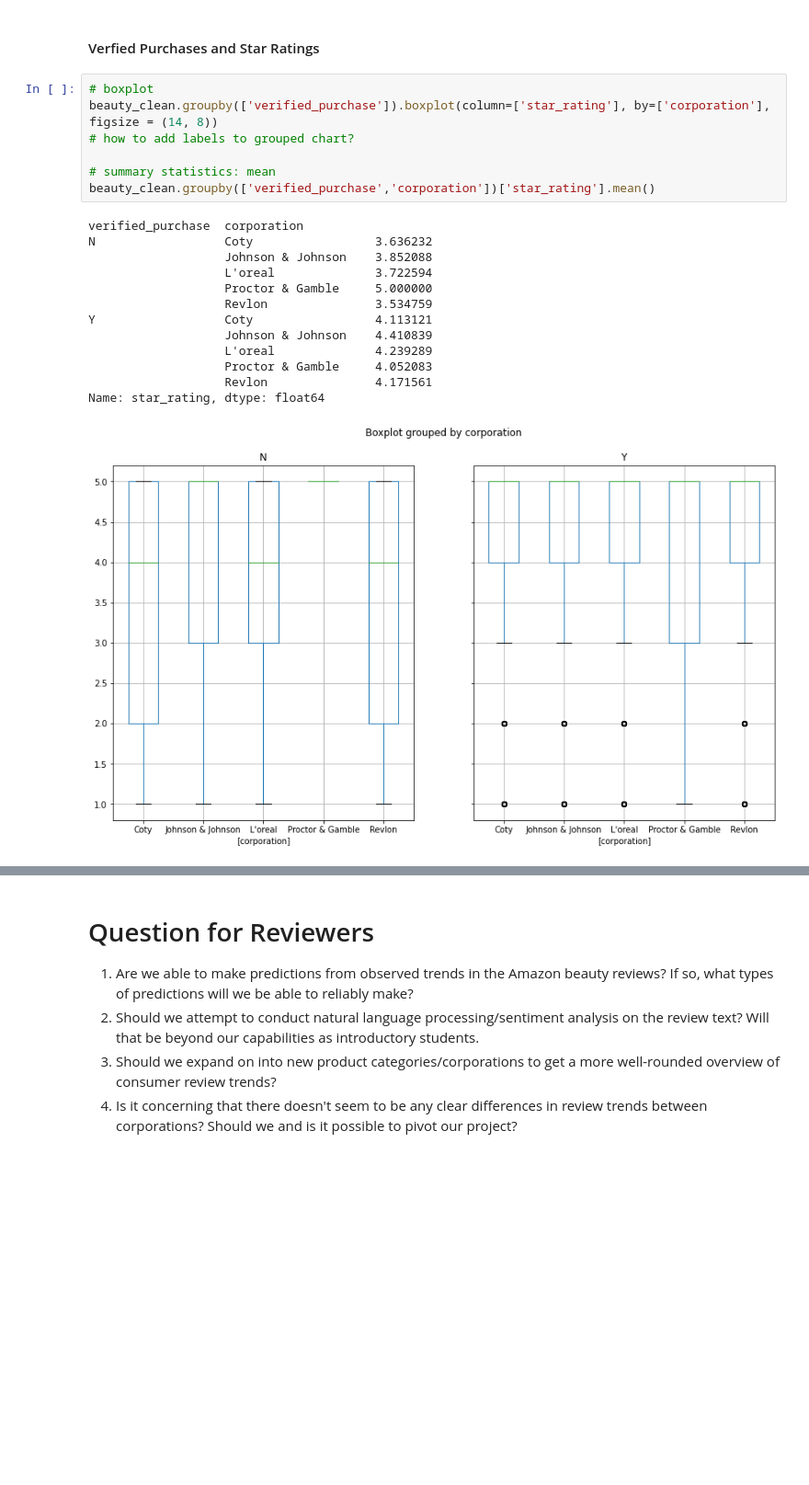
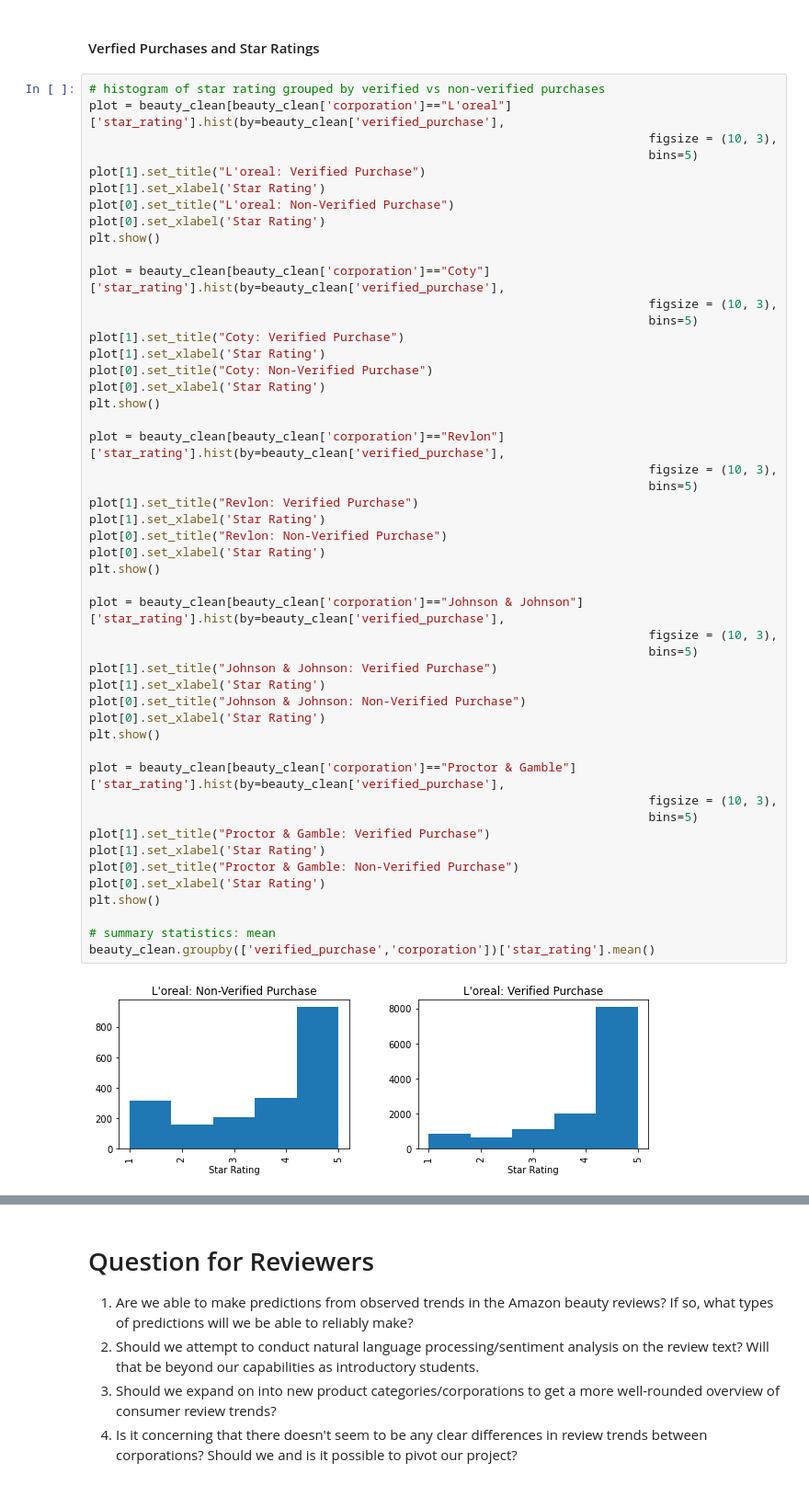
Before and after one commit to wansyd20/info2950, a Jupyter notebook: Phase 2.ipynb, the cells around one changed output, grey strips where cells are left out. Shown at 92% size. Cells and saved outputs as stored; diff of their text form; blank space fills up the shorter version.

```diff
--- a/Phase 2.ipynb
+++ b/Phase 2.ipynb
@@ -542,23 +562,53 @@ Name: helpful_votes, dtype: float64
 # %% [markdown]
 #### Verfied Purchases and Star Ratings
-# %%
-# boxplot
-beauty_clean.groupby(['verified_purchase']).boxplot(column=['star_rating'], by=['corporation'], figsize = (14, 8))
-# how to add labels to grouped chart?
-
-# summary statistics: mean
-beauty_clean.groupby(['verified_purchase','corporation'])['star_rating'].mean()
-# %% [output]
-verified_purchase  corporation
-N                  Coty                 3.636232
-                   Johnson & Johnson    3.852088
-                   L'oreal              3.722594
-                   Proctor & Gamble     5.000000
-                   Revlon               3.534759
-Y                  Coty                 4.113121
-                   Johnson & Johnson    4.410839
-                   L'oreal              4.239289
-                   Proctor & Gamble     4.052083
-                   Revlon               4.171561
-Name: star_rating, dtype: float64
-[figure, removed]
+# %%
+# histogram of star rating grouped by verified vs non-verified purchases
+plot = beauty_clean[beauty_clean['corporation']=="L'oreal"]['star_rating'].hist(by=beauty_clean['verified_purchase'],
+                                                                              figsize = (10, 3),
+                                                                              bins=5)
+plot[1].set_title("L'oreal: Verified Purchase")
+plot[1].set_xlabel('Star Rating')
+plot[0].set_title("L'oreal: Non-Verified Purchase")
+plot[0].set_xlabel('Star Rating')
+plt.show()
+
+plot = beauty_clean[beauty_clean['corporation']=="Coty"]['star_rating'].hist(by=beauty_clean['verified_purchase'],
+                                                                              figsize = (10, 3),
+                                                                              bins=5)
+plot[1].set_title("Coty: Verified Purchase")
+plot[1].set_xlabel('Star Rating')
+plot[0].set_title("Coty: Non-Verified Purchase")
+plot[0].set_xlabel('Star Rating')
+plt.show()
+
+plot = beauty_clean[beauty_clean['corporation']=="Revlon"]['star_rating'].hist(by=beauty_clean['verified_purchase'],
+                                                                              figsize = (10, 3),
+                                                                              bins=5)
+plot[1].set_title("Revlon: Verified Purchase")
+plot[1].set_xlabel('Star Rating')
+plot[0].set_title("Revlon: Non-Verified Purchase")
+plot[0].set_xlabel('Star Rating')
+plt.show()
+
+plot = beauty_clean[beauty_clean['corporation']=="Johnson & Johnson"]['star_rating'].hist(by=beauty_clean['verified_purchase'],
+                                                                              figsize = (10, 3),
+                                                                              bins=5)
+plot[1].set_title("Johnson & Johnson: Verified Purchase")
+plot[1].set_xlabel('Star Rating')
+plot[0].set_title("Johnson & Johnson: Non-Verified Purchase")
+plot[0].set_xlabel('Star Rating')
+plt.show()
+
+plot = beauty_clean[beauty_clean['corporation']=="Proctor & Gamble"]['star_rating'].hist(by=beauty_clean['verified_purchase'],
+                                                                              figsize = (10, 3),
+                                                                              bins=5)
+plot[1].set_title("Proctor & Gamble: Verified Purchase")
+plot[1].set_xlabel('Star Rating')
+plot[0].set_title("Proctor & Gamble: Non-Verified Purchase")
+plot[0].set_xlabel('Star Rating')
+plt.show()
+
+# summary statistics: mean
+beauty_clean.groupby(['verified_purchase','corporation'])['star_rating'].mean()
+# %% [output]
+[figure, added]
```
Also changed, not shown: parts of 6 cells of this notebook.
